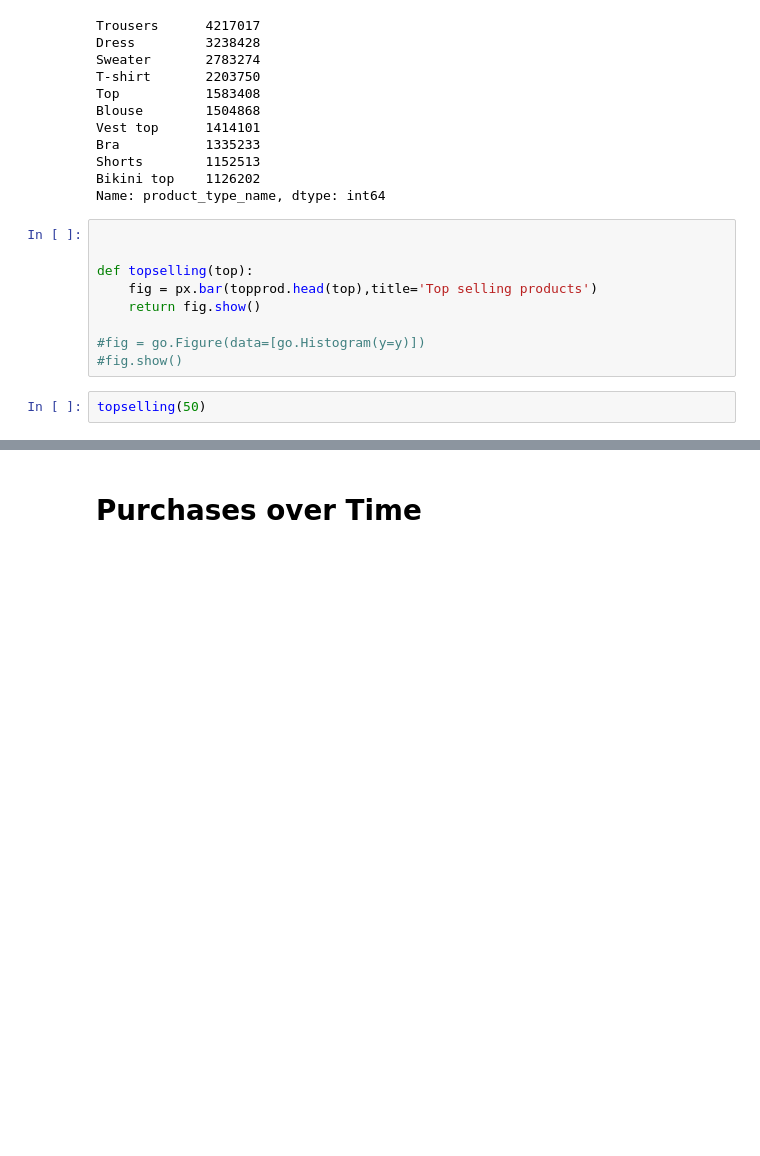
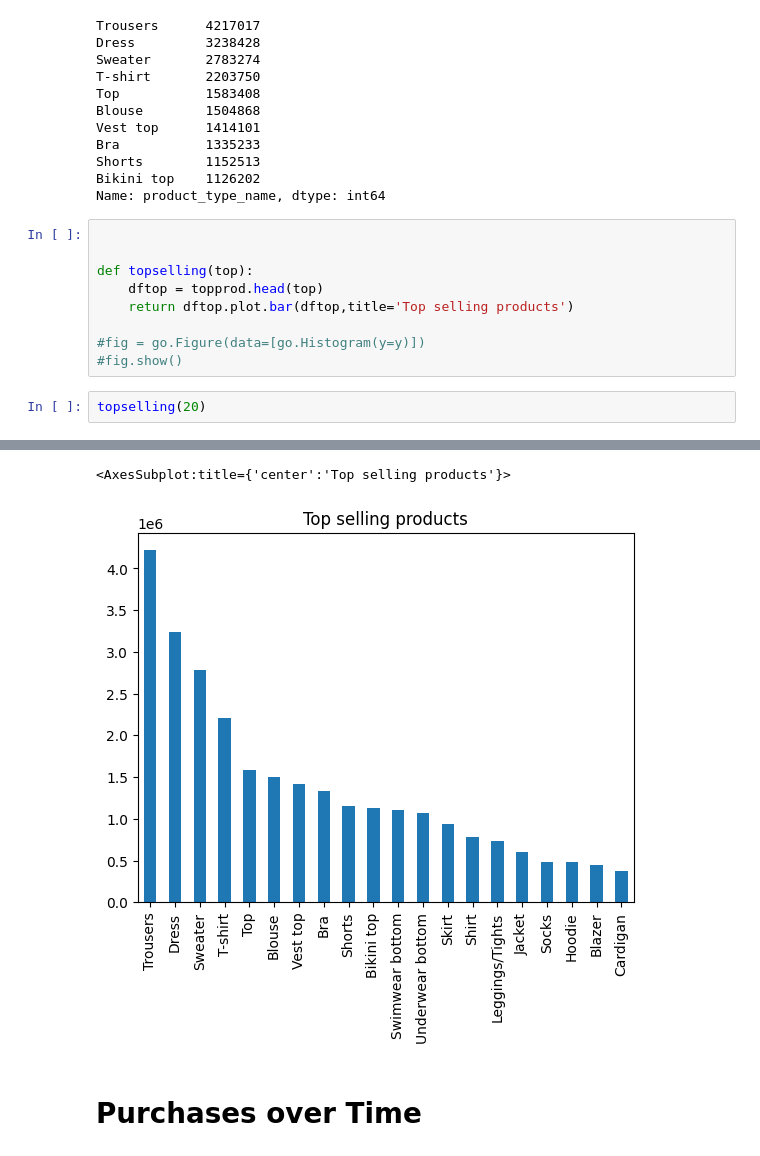
Before and after one commit to yangsu01/Group-24-Project, a Jupyter notebook: notebooks/project_code_sojohan.ipynb, the cells around one changed output, grey strips where cells are left out. Saved outputs shown, nothing was run; the diff lists cells and outputs as text; blank space fills up the shorter version.

Commit message:
Add files via upload
Now with plots

```diff
--- a/notebooks/project_code_sojohan.ipynb
+++ b/notebooks/project_code_sojohan.ipynb
@@ -182,11 +182,11 @@ Name: product_type_name, dtype: int64
 
 
 def topselling(top):
-    fig = px.bar(topprod.head(top),title='Top selling products')
-    return fig.show()
+    dftop = topprod.head(top)
+    return dftop.plot.bar(dftop,title='Top selling products')
 
 #fig = go.Figure(data=[go.Histogram(y=y)])
 #fig.show()
 # %%
-topselling(50)
+topselling(20)
 # %% [output]
@@ -195,3 +193,5 @@ topselling(50)
+<AxesSubplot:title={'center':'Top selling products'}>
+[figure, added]
 # %% [markdown]
 # Purchases over Time
 # %%
```
Also changed, not shown: parts of 7 cells of this notebook.
